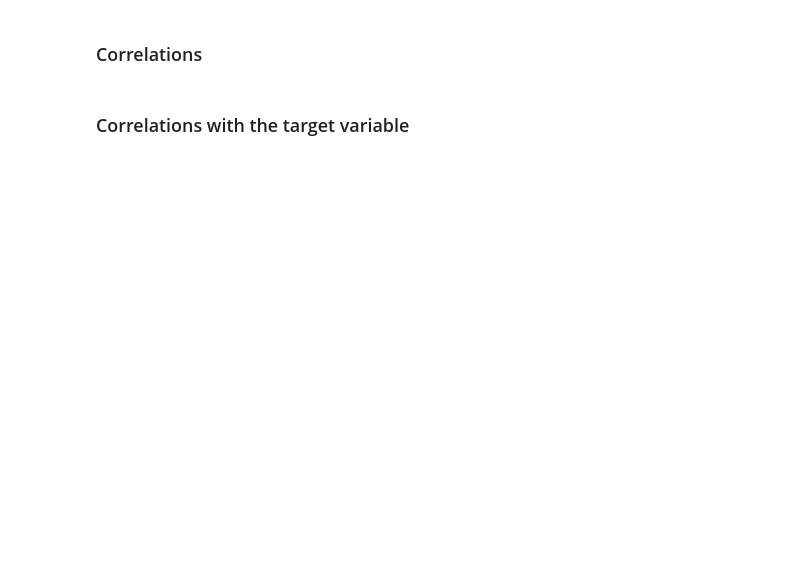
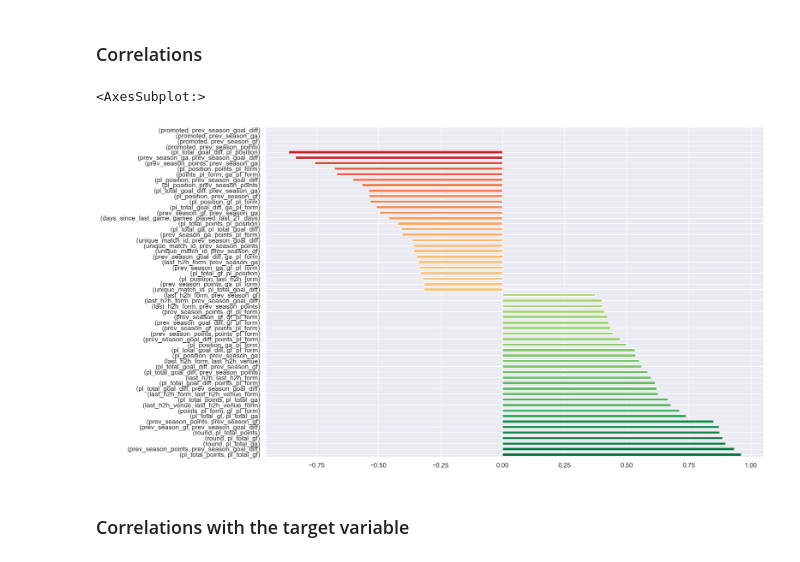
Before and after one commit to lucelsby/EPL-Prediction, a Jupyter notebook: notebooks/04_EDA.ipynb, the cells around one changed output. Drawn from its saved outputs; the diff is of its cells as text; code cells hidden in the pictures; blank space fills up the shorter version.

```diff
--- a/notebooks/04_EDA.ipynb
+++ b/notebooks/04_EDA.ipynb
@@ -178,35 +200,37 @@ from matplotlib.colors import TwoSlopeNorm
 
 # define a set of useful numeric columns to plot correlations
 useful_columns =  eda_full.select_dtypes(include=['number']).columns
-useful_columns = [col for col in useful_columns if not col.endswith('_opponent')] # remove opponent columns as they are symmetrical
 
 # define function to get redundant pairs (i.e., a column with itself)
 def get_redundant_pairs(df):
     pairs_to_drop = set()
     cols = df.columns
     for i in range(0,df.shape[1]):
         for j in range(0,i+1):
             pairs_to_drop.add((cols[i],cols[j]))
     return pairs_to_drop
 
 # define function to calculate correlations and collect top n in absolute terms
 def get_correlations(df,n=30):
     au_corr = df.corr(method = 'spearman').unstack() #spearman used because not all data is normalized
     labels_to_drop = get_redundant_pairs(df)
     au_corr = au_corr.drop(labels = labels_to_drop).sort_values(ascending=False)
     top_n = au_corr[0:n]
     bottom_n =  au_corr[-n:]
     top_corr = pd.concat([top_n, bottom_n])
     return top_corr
 
 # create correlation plot
 corrplot = get_correlations(eda_full[useful_columns])
 
 # plot
 fig, ax = plt.subplots(figsize=(15,10))
 norm = TwoSlopeNorm(vmin=-1, vcenter=0, vmax =1)
 colors = [plt.cm.RdYlGn(norm(c)) for c in corrplot.values]
 corrplot.plot.barh(color=colors)
+# %% [output]
+<AxesSubplot:>
+[figure, added]
 # %% [markdown]
 ### Correlations with the target variable
 # %%
```
Also changed, not shown: parts of 8 cells of this notebook, 8 other files.
